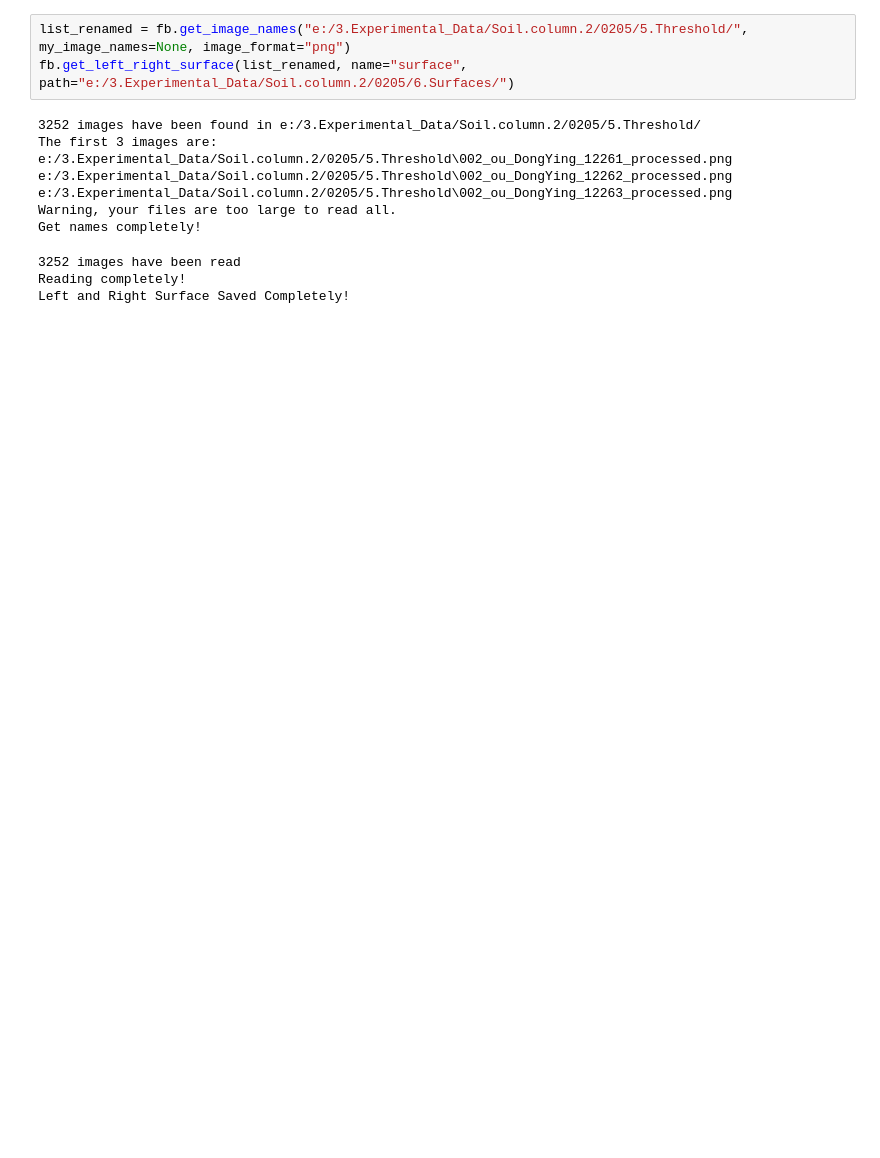
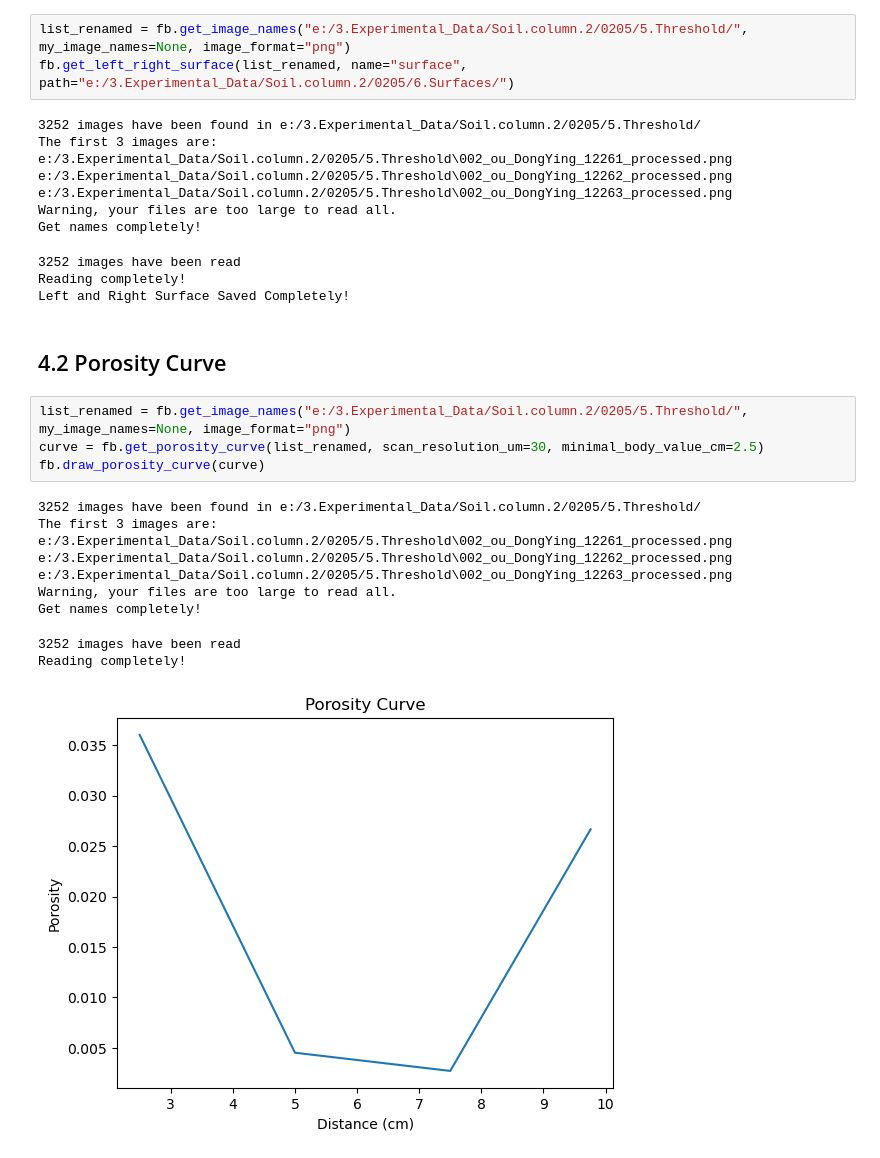
Before and after one commit to Lai-shixuan/Soil-Column-Procedures, a Jupyter notebook: work_file.ipynb, the cells around one changed output. Cells and saved outputs as stored; diff of their text form; blank space fills up the shorter version.

Commit message:
porosity curve functions done

```diff
--- a/work_file.ipynb
+++ b/work_file.ipynb
@@ -199,3 +200,20 @@ Get names completely!
 3252 images have been read
 Reading completely!
 Left and Right Surface Saved Completely!
+# %% [markdown]
+## 4.2 Porosity Curve
+# %%
+list_renamed = fb.get_image_names("e:/3.Experimental_Data/Soil.column.2/0205/5.Threshold/", my_image_names=None, image_format="png")
+curve = fb.get_porosity_curve(list_renamed, scan_resolution_um=30, minimal_body_value_cm=2.5)
+fb.draw_porosity_curve(curve)
+# %% [output]
+3252 images have been found in e:/3.Experimental_Data/Soil.column.2/0205/5.Threshold/
+The first 3 images are:
+e:/3.Experimental_Data/Soil.column.2/0205/5.Threshold\002_ou_DongYing_12261_processed.png
+e:/3.Experimental_Data/Soil.column.2/0205/5.Threshold\002_ou_DongYing_12262_processed.png
+e:/3.Experimental_Data/Soil.column.2/0205/5.Threshold\002_ou_DongYing_12263_processed.png
+Warning, your files are too large to read all.
+Get names completely!
+3252 images have been read
+Reading completely!
+[figure, added]
```
Also changed, not shown: parts of 1 cell of this notebook, 1 other file.
